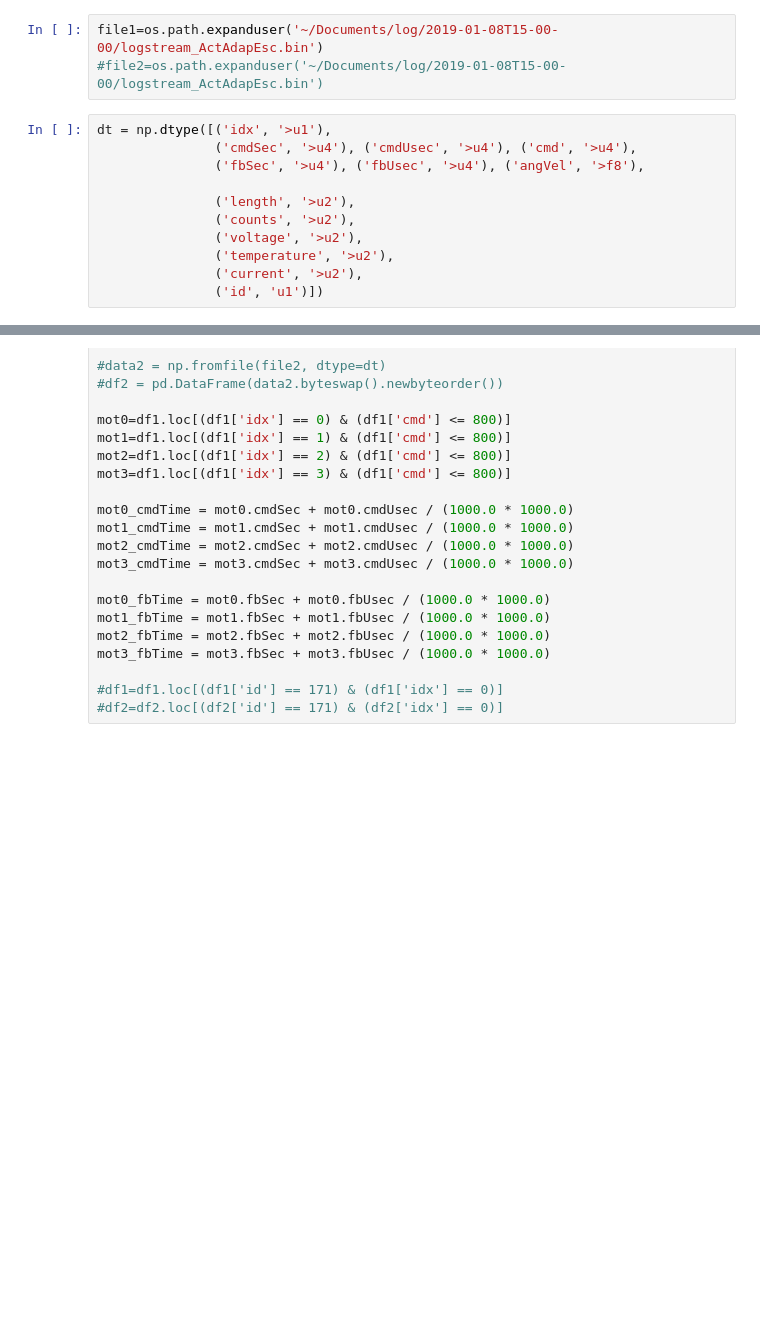
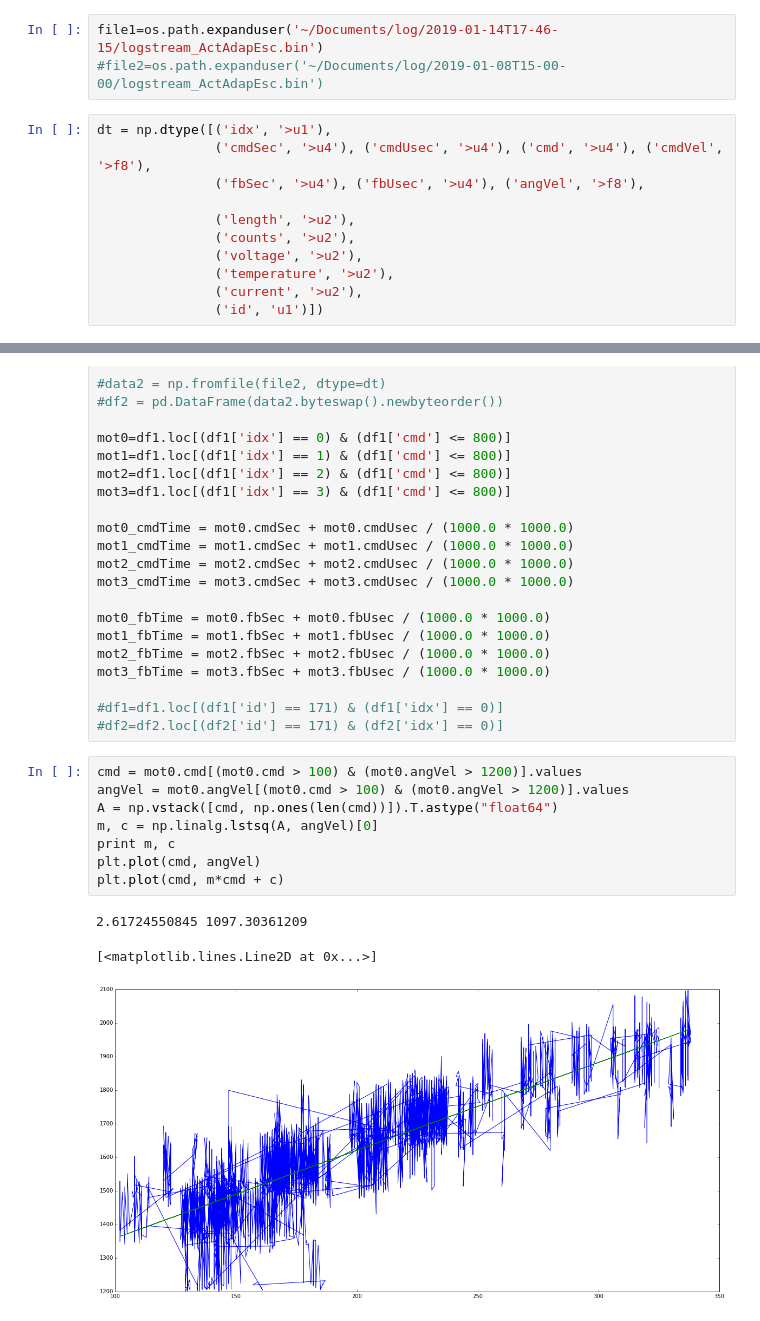
Before and after one commit to genemerewether/quest, a Jupyter notebook: scripts/esc_parse.ipynb, the cells around one changed output, grey strips where cells are left out. Drawn from its saved outputs; the diff is of its cells as text; blank space fills up the shorter version.

```diff
--- a/scripts/esc_parse.ipynb
+++ b/scripts/esc_parse.ipynb
@@ -28,11 +31,11 @@ def adjust_yaxis(ax,ydif,v):
         nminy = maxy*(miny+dy)/(maxy+dy)
     ax.set_ylim(nminy+v, nmaxy+v)
 # %%
-file1=os.path.expanduser('~/Documents/log/2019-01-08T15-00-00/logstream_ActAdapEsc.bin')
+file1=os.path.expanduser('~/Documents/log/2019-01-14T17-46-15/logstream_ActAdapEsc.bin')
 #file2=os.path.expanduser('~/Documents/log/2019-01-08T15-00-00/logstream_ActAdapEsc.bin')
 # %%
 dt = np.dtype([('idx', '>u1'),
-               ('cmdSec', '>u4'), ('cmdUsec', '>u4'), ('cmd', '>u4'),
+               ('cmdSec', '>u4'), ('cmdUsec', '>u4'), ('cmd', '>u4'), ('cmdVel', '>f8'),
                ('fbSec', '>u4'), ('fbUsec', '>u4'), ('angVel', '>f8'),
 
                ('length', '>u2'),
@@ -65,3 +68,15 @@ mot3_fbTime = mot3.fbSec + mot3.fbUsec / (1000.0 * 1000.0)
 
 #df1=df1.loc[(df1['id'] == 171) & (df1['idx'] == 0)]
 #df2=df2.loc[(df2['id'] == 171) & (df2['idx'] == 0)]
+# %%
+cmd = mot0.cmd[(mot0.cmd > 100) & (mot0.angVel > 1200)].values
+angVel = mot0.angVel[(mot0.cmd > 100) & (mot0.angVel > 1200)].values
+A = np.vstack([cmd, np.ones(len(cmd))]).T.astype("float64")
+m, c = np.linalg.lstsq(A, angVel)[0]
+print m, c
+plt.plot(cmd, angVel)
+plt.plot(cmd, m*cmd + c)
+# %% [output]
+2.61724550845 1097.30361209
+[<matplotlib.lines.Line2D at 0x...>]
+[figure, added]
```
Also changed, not shown: parts of 7 cells of this notebook.
